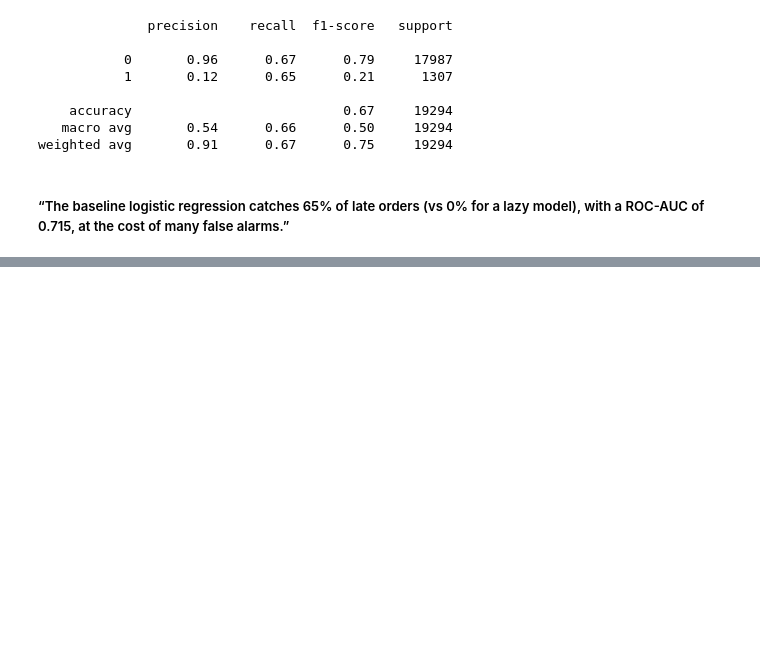
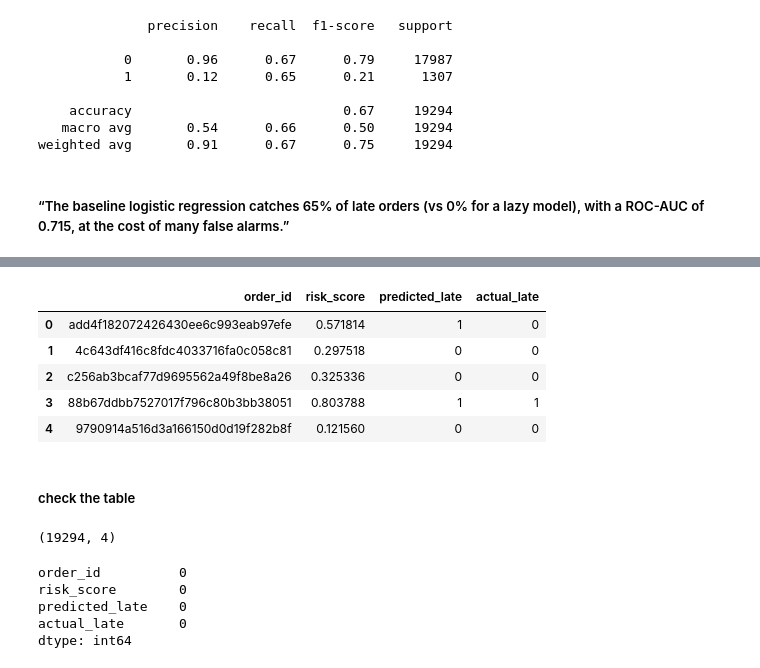
Before and after one commit to Abhigna008/olist-late-delivery-prediction, a Jupyter notebook: notebooks/02_model.ipynb, the cells around one changed output, grey strips where cells are left out. Drawn from its saved outputs; the diff is of its cells as text; code cells hidden in the pictures; blank space fills up the shorter version.

```diff
--- a/notebooks/02_model.ipynb
+++ b/notebooks/02_model.ipynb
@@ -235,0 +343,29 @@ weighted avg       0.91      0.67      0.75     19294
+# %%
+predictions = pd.DataFrame({
+    "order_id": df.loc[X_test.index, "order_id"].values,
+    "risk_score": y_proba_gb,
+    "predicted_late": y_pred_gb,
+    "actual_late": y_test.values
+})
+predictions.head()
+# %% [output]
+|  | order_id | risk_score | predicted_late | actual_late |
+| 0 | add4f182072426430ee6c993eab97efe | 0.571814 | 1 | 0 |
+| 1 | 4c643df416c8fdc4033716fa0c058c81 | 0.297518 | 0 | 0 |
+| 2 | c256ab3bcaf77d9695562a49f8be8a26 | 0.325336 | 0 | 0 |
+| 3 | 88b67ddbb7527017f796c80b3bb38051 | 0.803788 | 1 | 1 |
+| 4 | 9790914a516d3a166150d0d19f282b8f | 0.121560 | 0 | 0 |
+# %% [markdown]
+##### check the table
+# %%
+predictions.shape
+# %% [output]
+(19294, 4)
+# %%
+predictions.isnull().sum()
+# %% [output]
+order_id          0
+risk_score        0
+predicted_late    0
+actual_late       0
+dtype: int64
```
Also changed, not shown: parts of 33 cells of this notebook, 1 other file.
